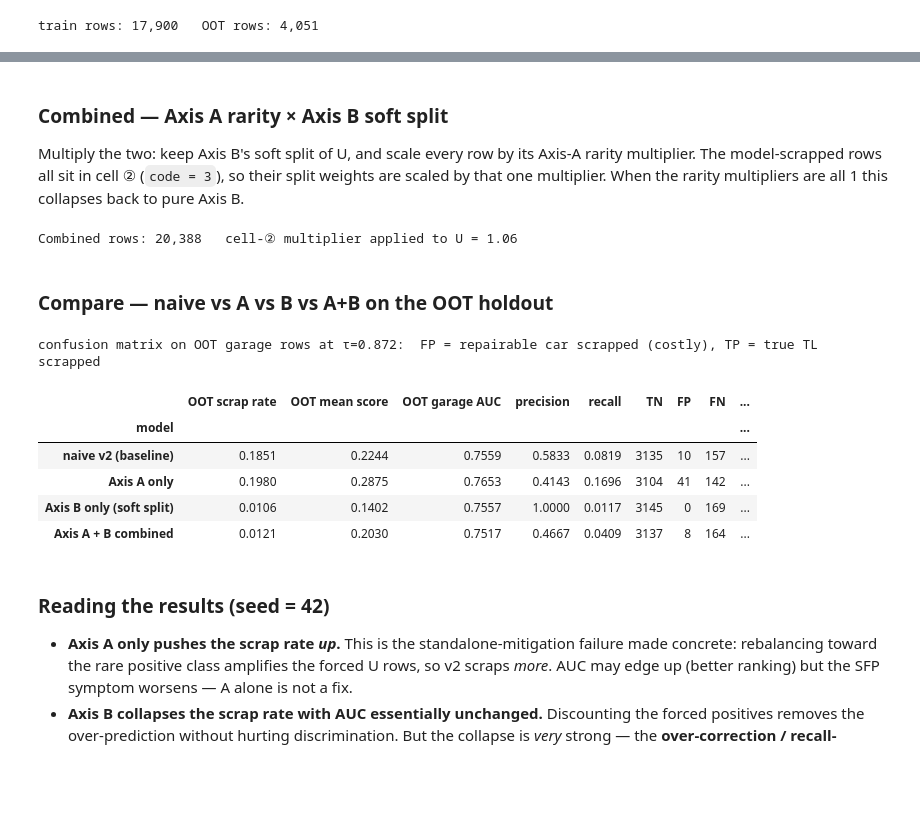
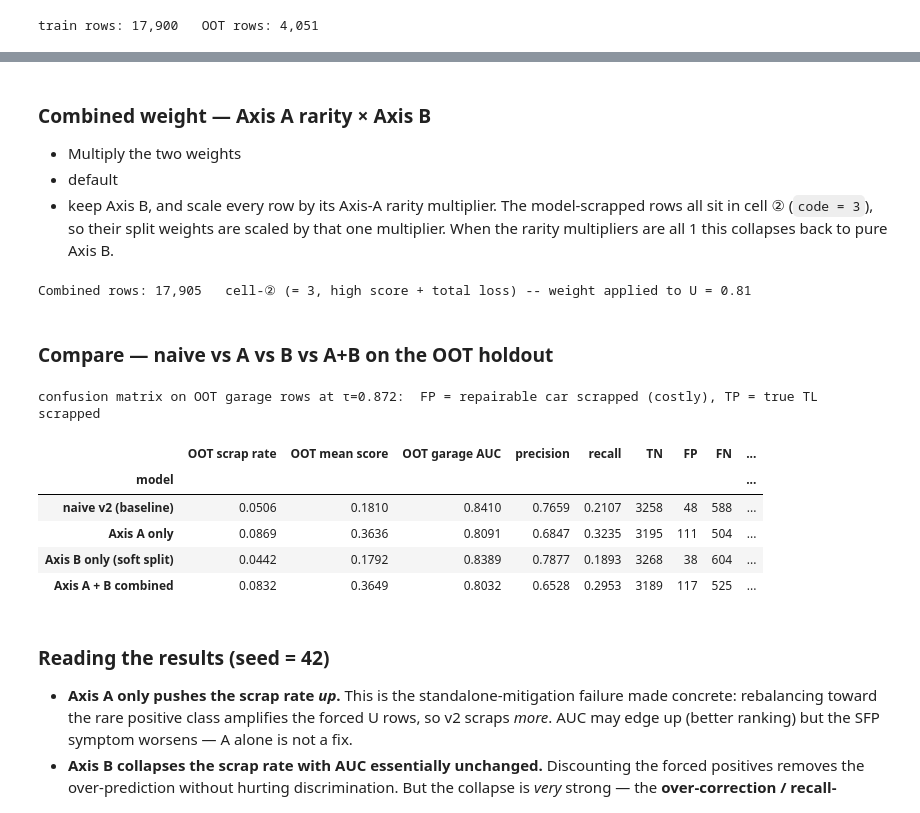
Before and after one commit to Rylie-KIM/uob-final-dissertation-allianz-internship-2026, a Jupyter notebook: notebook/03_02_p28_sfp_mitigation.ipynb, the cells around one changed output, grey strips where cells are left out. Drawn from its saved outputs; the diff is of its cells as text; code cells hidden in the pictures; blank space fills up the shorter version.

Commit message:
fix: fix scrap rate calculation logic and document cells

```diff
--- a/notebook/03_02_p28_sfp_mitigation.ipynb
+++ b/notebook/03_02_p28_sfp_mitigation.ipynb
@@ -349,8 +312,21 @@ common cells down. Cells (code `= 2·score_high + label`):
 # %%
-code = (hi * 2 + label).astype(int)                       # cell id per row
-freq = code[train_mask].value_counts(normalize=True)     # cell frequencies on the train window
-mult = (1.0 / (freq.size * freq)).clip(0.25, 4.0)         # inverse-frequency, capped
-mult = mult / mult.mean()                                 # normalise to mean 1
+# high area most important factor in Axis A
+high = (log["model_v1_score"] >= TAU - 0.01).astype(int)    #0.872-0.01           # @TODO - high area definition needed as a range score region: 1 = high (>=τ)
+label = log["model_v1_observed_outcome"].astype("int64")         # v2's target with forced-label of U group
+train_mask = (dates >= "2022-01-01") & (dates <= "2024-04-30")   # v2 training window
+
+code = (high * 2 + label).astype(int)                       # 0-3 cell id per row
+freq = code[train_mask].value_counts(normalize=True)     # 0-3 cell frequency rate on the train window
+print(freq, "\n")
+
+# freq.size = 4
+# mult = (1.0 / (freq.size * freq)).clip(0.25, 4.0)         # inverse-frequency, capped @TODO: need rationale for clipping range
+mult = (1.0 / (freq))  # TODO - do we need clipping
+print(mult, "\n")
+
+mult = mult / mult.mean() # normalise to mean 1 @TODO: have to decide whether to normalsie or not
+print(mult, "\n")
+
 
 w_A = code[train_mask].map(mult).to_numpy()
 clf_A = fit_xgb(X[train_mask], label[train_mask], w_A)
@@ -358,5 +334,5 @@ clf_A = fit_xgb(X[train_mask], label[train_mask], w_A)
 names = {0: "repairable·low", 1: "totalloss·low (④)", 2: "repairable·high (①)", 3: "totalloss·high (②U)"}
 print("rarity multiplier per cell:")
 for c in sorted(mult.index):
-    print(f"  {names.get(c, c):22s}  x{mult[c]:.2f}")
+    print(f"{c}:  {names.get(c, c):22s}  x{mult[c]:.2f}")
 # %% [output]
@@ -367,59 +356,63 @@ rarity multiplier per cell:
 # %% [markdown]
-### Combined — Axis A rarity × Axis B soft split
+### Combined weight — Axis A rarity × Axis B
 
-Multiply the two: keep Axis B's soft split of U, and scale every row by its Axis-A rarity multiplier.
+- Multiply the two weights
+- default
+- keep Axis B, and scale every row by its Axis-A rarity multiplier.
 The model-scrapped rows all sit in cell ② (`code = 3`), so their split weights are scaled by that one
 multiplier. When the rarity multipliers are all 1 this collapses back to pure Axis B.
 # %%
-wg  = code[g_rows].map(mult).to_numpy()          # garage rows: rarity of their own cell
-m_u = float(mult.get(3, 1.0))                     # model-scrapped rows all live in cell ② (code 3)
+wA_g  = code[g_rows].map(mult).to_numpy()          # garage rows: rarity of their own cell
+wA_u = float(mult.get(3, 1.0))                     # model-scrapped rows all live in cell ② (code 3)
 
 X_AB = pd.concat([X[g_rows], X[u_rows], X[u_rows]])
-y_AB = np.concatenate([label[g_rows].to_numpy(), np.ones(len(gu)), np.zeros(len(gu))])
-w_AB = np.concatenate([wg,                        gu * m_u,        (1 - gu) * m_u])
+y_AB = np.concatenate([label[g_rows].to_numpy(), np.ones(len(gu)), np.zeros(len(gu))]) #garage, u = 1, u = 0
+
+w_AB = np.concatenate([wA_g, gu * wA_u, (1 - gu) * wA_u])
+# gu = g_tr.predict_proba(X[u_rows])[:, 1]  # P(true TL | features) for each model-scrapped row
 
 clf_AB = fit_xgb(X_AB, y_AB, w_AB)
-print(f"Combined rows: {len(y_AB):,}   cell-② multiplier applied to U = {m_u:.2f}")
+print(f"Combined rows: {len(y_AB):,}   cell-② (= 3, high score + total loss) -- weight applied to U = {wA_u:.2f}")
 # %% [output]
-Combined rows: 20,388   cell-② multiplier applied to U = 1.06
+Combined rows: 17,905   cell-② (= 3, high score + total loss) -- weight applied to U = 0.81
 # %% [markdown]
 ### Compare — naive vs A vs B vs A+B on the OOT holdout
 # %%
 from sklearn.metrics import precision_score, recall_score, confusion_matrix
 
 def evaluate(clf, name):
     og    = oot_mask & garage
-    s     = clf.predict_proba(X[oot_mask])[:, 1]
+    s_model     = clf.predict_proba(X[oot_mask])[:, 1],
     s_og  = clf.predict_proba(X[og])[:, 1]
     y_og  = label[og]
     pred  = (s_og >= TAU).astype(int)                             # scrap decision at τ on verified rows
     tn, fp, fn, tp = confusion_matrix(y_og, pred, labels=[0, 1]).ravel()
     return {
         "model": name,
-        "OOT scrap rate": float((s >= TAU).mean()),               # SFP symptom: over-scrapping
-        "OOT mean score": float(s.mean()),                        # score-drift proxy
+        "OOT scrap rate": float((s_model >= TAU).mean()),               # SFP symptom: over-scrapping
+        "OOT mean score": float(s_model.mean()),                        # score-drift proxy
         "OOT garage AUC": float(roc_auc_score(y_og, s_og)),       # discrimination (threshold-free)
         "precision": float(precision_score(y_og, pred, zero_division=0)),   # target >= 0.985
         "recall":    float(recall_score(y_og, pred, zero_division=0)),
         "TN": int(tn), "FP": int(fp), "FN": int(fn), "TP": int(tp),         # confusion matrix @ τ
     }
 
 results = pd.DataFrame([
     evaluate(clf_naive, "naive v2 (baseline)"),
     evaluate(clf_A,     "Axis A only"),
     evaluate(clf_B,     "Axis B only (soft split)"),
     evaluate(clf_AB,    "Axis A + B combined"),
 ]).set_index("model")
 print("confusion matrix on OOT garage rows at τ=0.872:  FP = repairable car scrapped (costly), TP = true TL scrapped")
 results.round(4)
 # %% [output]
 confusion matrix on OOT garage rows at τ=0.872:  FP = repairable car scrapped (costly), TP = true TL scrapped
 |  | OOT scrap rate | OOT mean score | OOT garage AUC | precision | recall | TN | FP | FN | ... |
 | model |  |  |  |  |  |  |  |  | ... |
-| naive v2 (baseline) | 0.1851 | 0.2244 | 0.7559 | 0.5833 | 0.0819 | 3135 | 10 | 157 | ... |
-| Axis A only | 0.1980 | 0.2875 | 0.7653 | 0.4143 | 0.1696 | 3104 | 41 | 142 | ... |
-| Axis B only (soft split) | 0.0106 | 0.1402 | 0.7557 | 1.0000 | 0.0117 | 3145 | 0 | 169 | ... |
-| Axis A + B combined | 0.0121 | 0.2030 | 0.7517 | 0.4667 | 0.0409 | 3137 | 8 | 164 | ... |
+| naive v2 (baseline) | 0.0506 | 0.1810 | 0.8410 | 0.7659 | 0.2107 | 3258 | 48 | 588 | ... |
+| Axis A only | 0.0869 | 0.3636 | 0.8091 | 0.6847 | 0.3235 | 3195 | 111 | 504 | ... |
+| Axis B only (soft split) | 0.0442 | 0.1792 | 0.8389 | 0.7877 | 0.1893 | 3268 | 38 | 604 | ... |
+| Axis A + B combined | 0.0832 | 0.3649 | 0.8032 | 0.6528 | 0.2953 | 3189 | 117 | 525 | ... |
 # %% [markdown]
 ### Reading the results (seed = 42)
 
```
Also changed, not shown: parts of 30 cells of this notebook, 1 other file.
